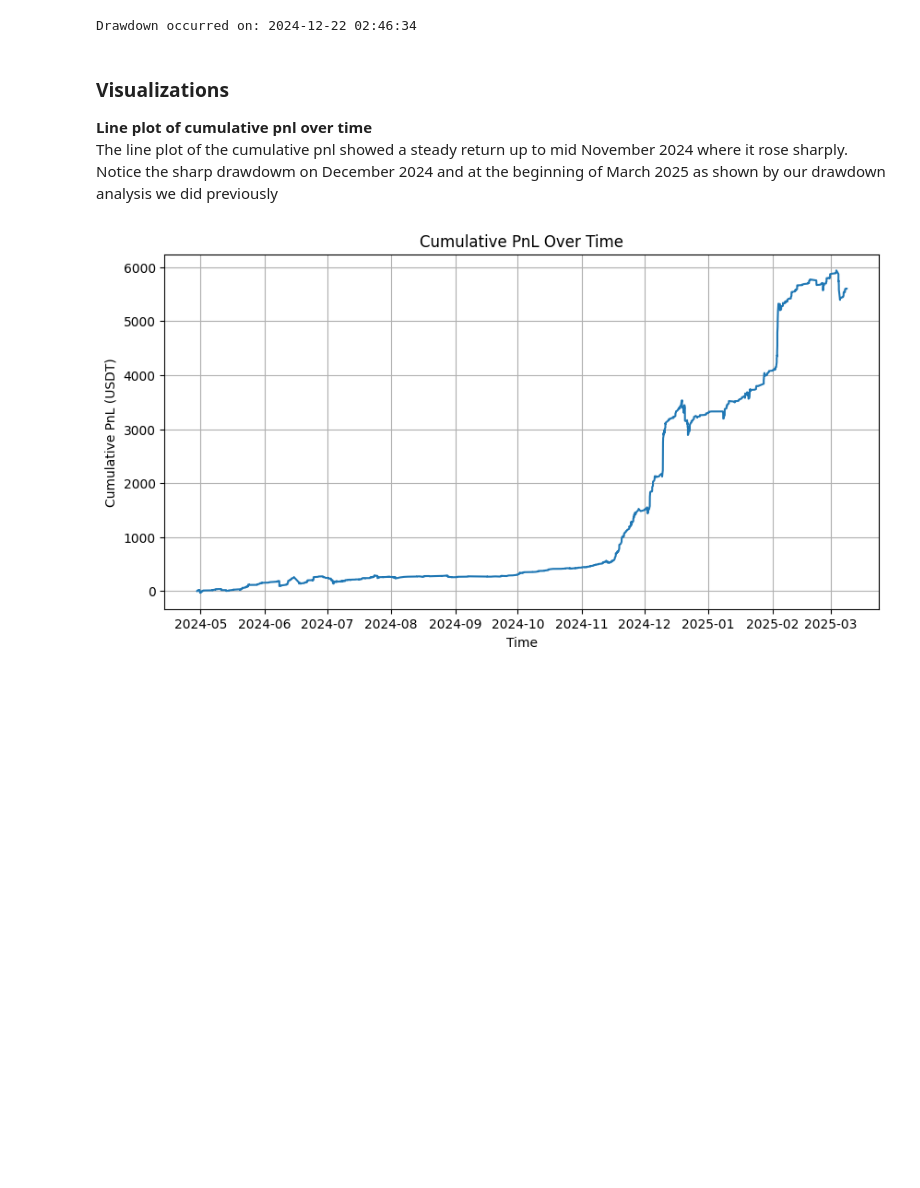
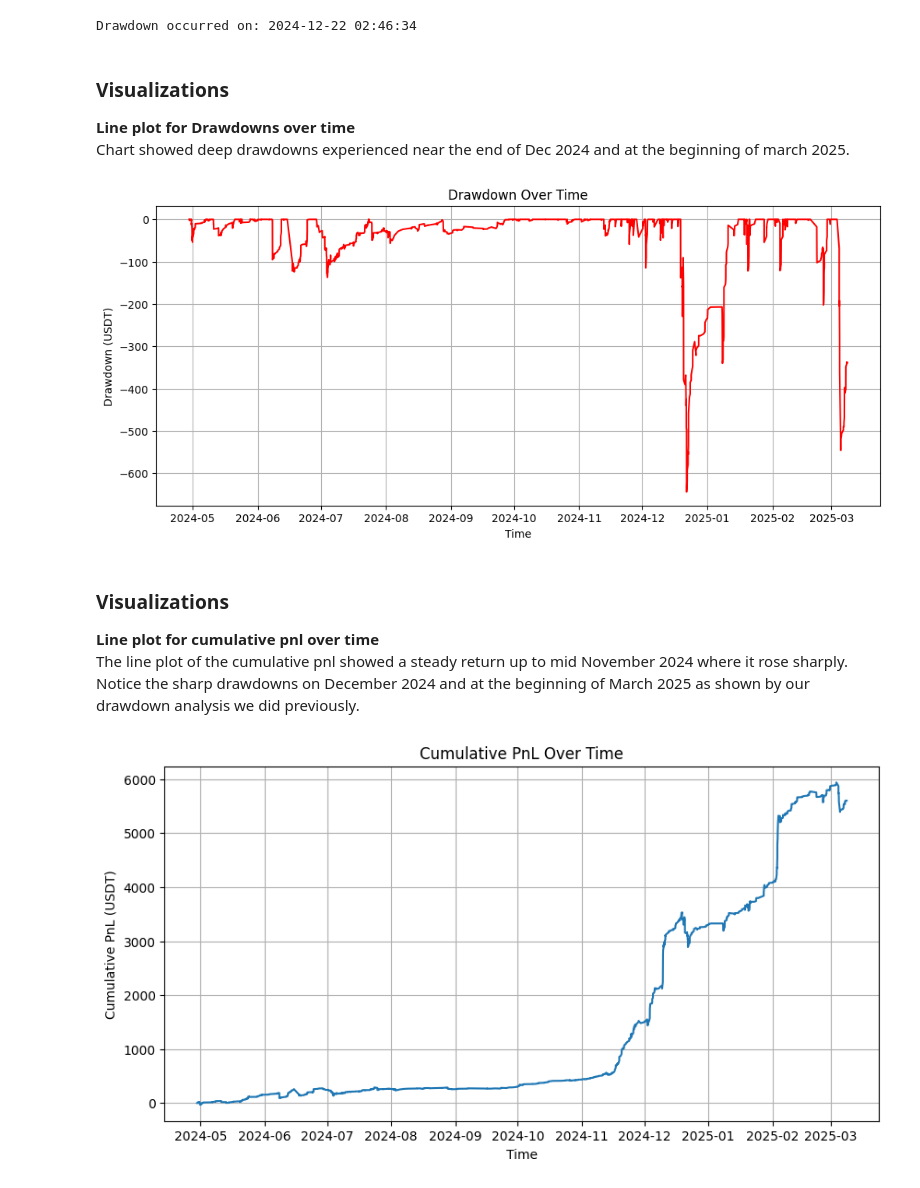
Before and after one commit to Justoo254/Binance_lead_trader_visualizer, a Jupyter notebook: data_cleaning _&_EDA_notebooks/position_history_DL&EDA.ipynb, the cells around one changed output. Drawn from its saved outputs; the diff is of its cells as text; code cells hidden in the pictures; blank space fills up the shorter version.

Commit message:
Added drawdown plot to EDA for better visualization of strategy performance over time.

```diff
--- a/data_cleaning _&_EDA_notebooks/position_history_DL&EDA.ipynb
+++ b/data_cleaning _&_EDA_notebooks/position_history_DL&EDA.ipynb
@@ -132,10 +137,24 @@ drawdown_end_time = df_trade_history.loc[df_trade_history["Drawdown"].idxmin(),
 print(f"Drawdown occurred on: {drawdown_end_time}")
 # %% [output]
 Drawdown occurred on: 2024-12-22 02:46:34
+# %% [markdown]
+### Visualizations
+**Line plot for Drawdowns over time**<br>
+Chart showed deep drawdowns experienced  near the end of Dec 2024 and at the beginning of march 2025.
+# %%
+plt.figure(figsize=(12, 5))
+plt.plot(df_trade_history["Closed Time"], df_trade_history["Drawdown"], color="red")
+plt.title("Drawdown Over Time")
+plt.xlabel("Time")
+plt.ylabel("Drawdown (USDT)")
+plt.grid(True)
+plt.show()
+# %% [output]
+[figure, added]
 # %% [markdown]
 ### Visualizations
-**Line plot of cumulative pnl over time**<br>
-The line plot of the cumulative pnl showed a steady return up to mid November 2024 where it rose sharply. Notice the sharp drawdowm on December 2024 and at the beginning of March 2025  as shown by our drawdown analysis we did previously
+**Line plot for cumulative pnl over time**<br>
+The line plot of the cumulative pnl showed a steady return up to mid November 2024 where it rose sharply. Notice the sharp drawdowns on December 2024 and at the beginning of March 2025  as shown by our drawdown analysis we did previously.
 # %%
 
 plt.figure(figsize=(10, 5))
```
Also changed, not shown: parts of 3 cells of this notebook.
